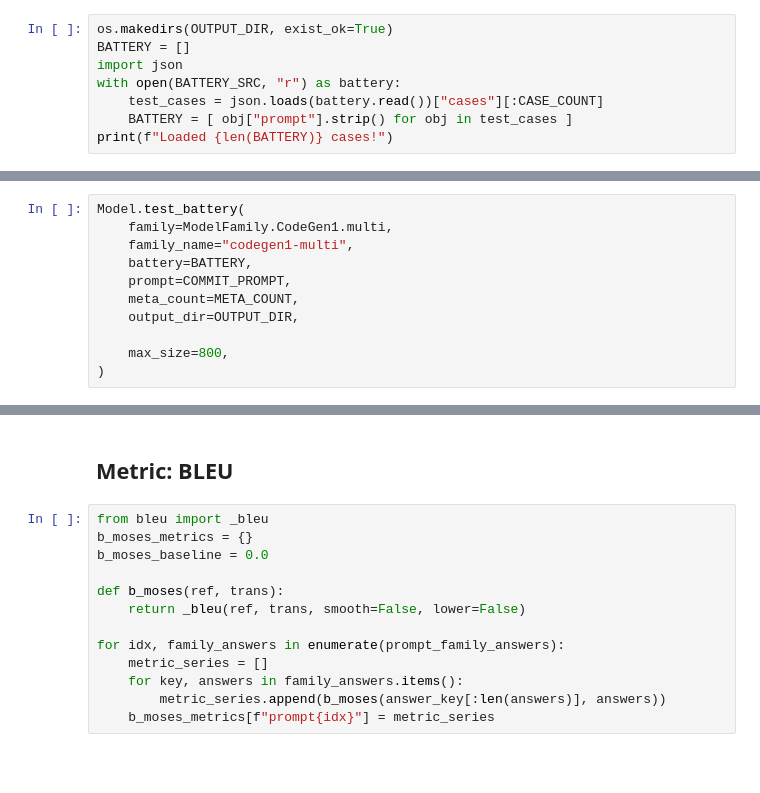
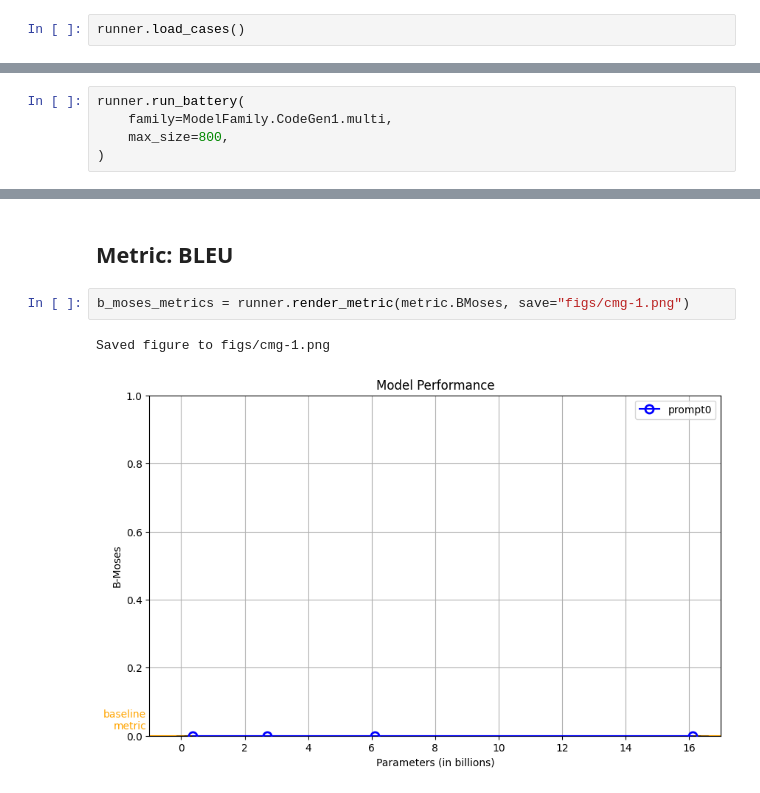
Before and after one commit to WM-SEMERU/emergent-capabilities, a Jupyter notebook: commit-message.ipynb, the cells around one changed output, grey strips where cells are left out. Saved outputs shown, nothing was run; the diff lists cells and outputs as text; blank space fills up the shorter version.

```diff
--- a/commit-message.ipynb
+++ b/commit-message.ipynb
@@ -23,9 +17,3 @@ COMMIT_PROMPT = COMMIT_PROMPTS[COMMIT_PROMPT_INDEX]
 # %%
-os.makedirs(OUTPUT_DIR, exist_ok=True)
-BATTERY = []
-import json
-with open(BATTERY_SRC, "r") as battery:
-    test_cases = json.loads(battery.read())["cases"][:CASE_COUNT]
-    BATTERY = [ obj["prompt"].strip() for obj in test_cases ]
-print(f"Loaded {len(BATTERY)} cases!")
+runner.load_cases()
 # %% [output]
@@ -54,14 +23,8 @@ Done!
 # %% [markdown]
 # Generate Output
 # %%
-Model.test_battery(
+runner.run_battery(
     family=ModelFamily.CodeGen1.multi,
-    family_name="codegen1-multi",
-    battery=BATTERY,
-    prompt=COMMIT_PROMPT,
-    meta_count=META_COUNT,
-    output_dir=OUTPUT_DIR,
-
     max_size=800,
 )
 # %% [output]
@@ -149,15 +117,7 @@ for prompt_index in range(len(COMMIT_PROMPTS)):
 # %% [markdown]
 ## Metric: BLEU
 # %%
-from bleu import _bleu
-b_moses_metrics = {}
-b_moses_baseline = 0.0
-
-def b_moses(ref, trans):
-    return _bleu(ref, trans, smooth=False, lower=False)
-
-for idx, family_answers in enumerate(prompt_family_answers):
-    metric_series = []
-    for key, answers in family_answers.items():
-        metric_series.append(b_moses(answer_key[:len(answers)], answers))
-    b_moses_metrics[f"prompt{idx}"] = metric_series
+b_moses_metrics = runner.render_metric(metric.BMoses, save="figs/cmg-1.png")
+# %% [output]
+Saved figure to figs/cmg-1.png
+[figure, added]
```
Also changed, not shown: parts of 11 cells of this notebook, 39 other files.
